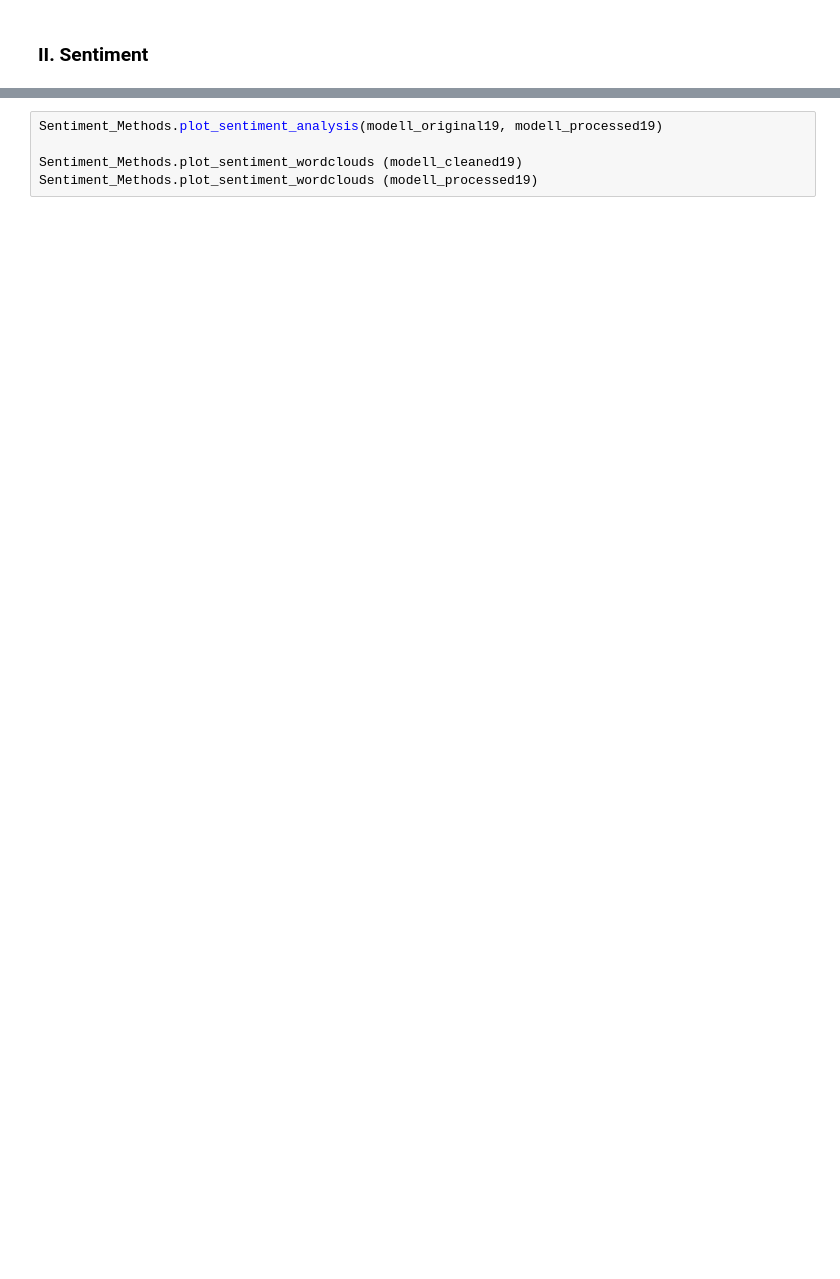
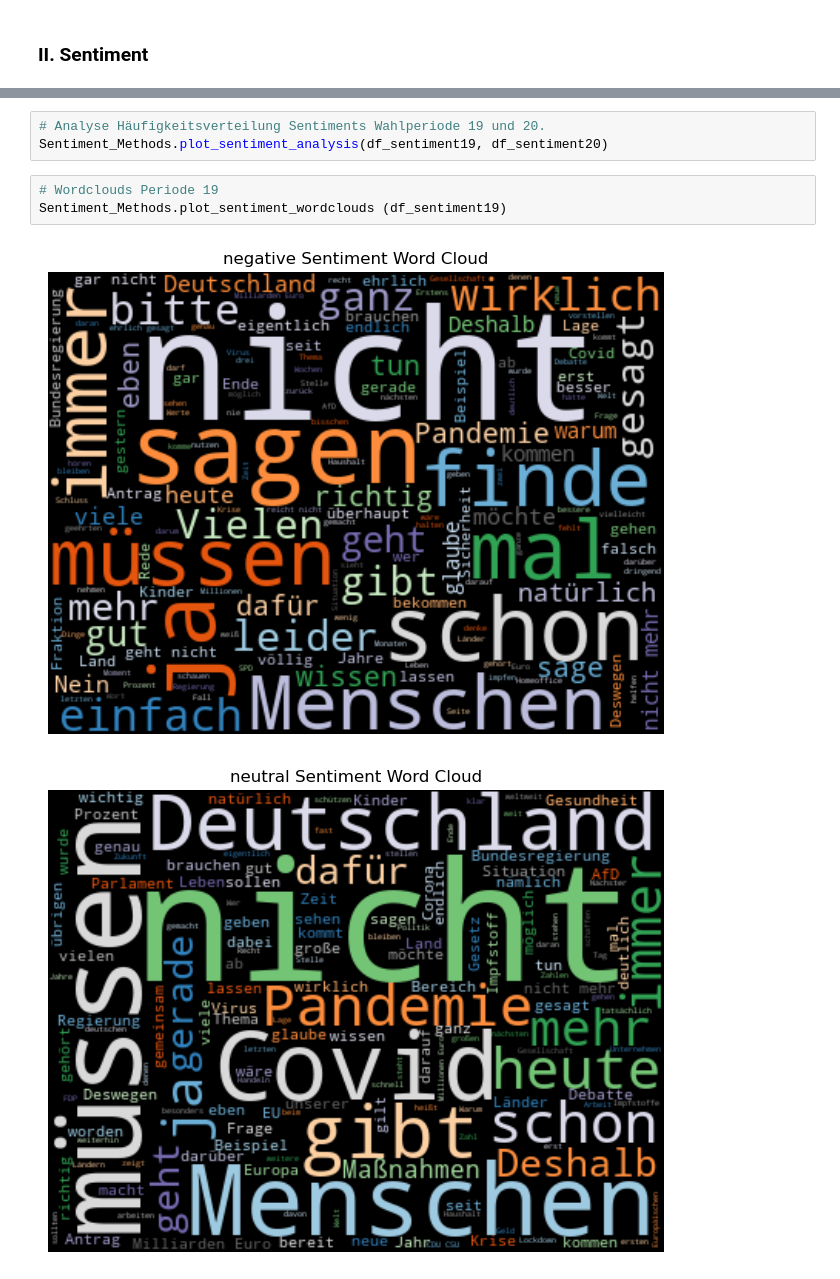
Before and after one commit to PHofmannn/Politische-Debatten, a Jupyter notebook: SentimentAnalyse.ipynb, the cells around one changed output, grey strips where cells are left out. Drawn from its saved outputs; the diff is of its cells as text; blank space fills up the shorter version.

```diff
--- a/SentimentAnalyse.ipynb
+++ b/SentimentAnalyse.ipynb
@@ -150,5 +215,9 @@ ngram_Stoppwortliste20 = Sentiment_Methods.plot_most_frequent_ngrams (df20_Covid
-# %%
-Sentiment_Methods.plot_sentiment_analysis(modell_original19, modell_processed19)
-
-Sentiment_Methods.plot_sentiment_wordclouds (modell_cleaned19)
-Sentiment_Methods.plot_sentiment_wordclouds (modell_processed19)
+# %%
+# Analyse Häufigkeitsverteilung Sentiments Wahlperiode 19 und 20.
+Sentiment_Methods.plot_sentiment_analysis(df_sentiment19, df_sentiment20)
+# %%
+# Wordclouds Periode 19
+Sentiment_Methods.plot_sentiment_wordclouds (df_sentiment19)
+# %% [output]
+[figure, added]
+[figure, added]
```
Also changed, not shown: parts of 18 cells of this notebook.
